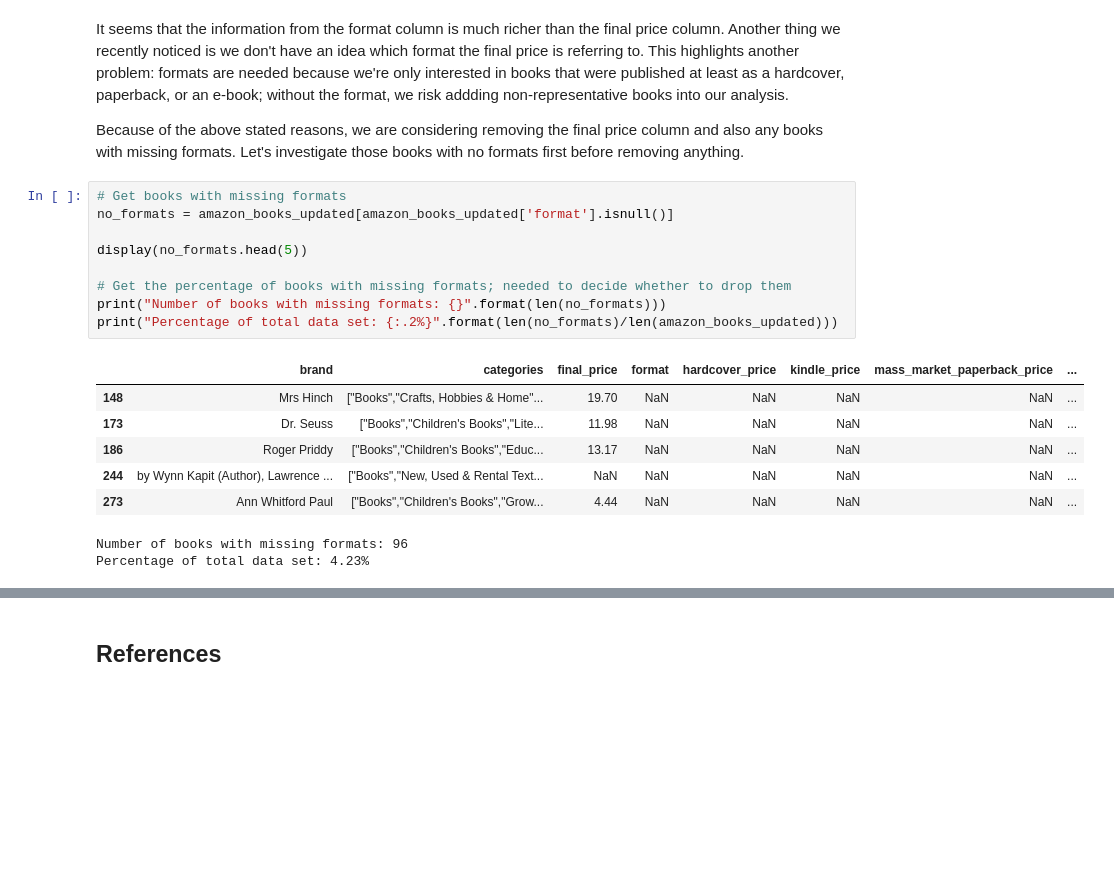
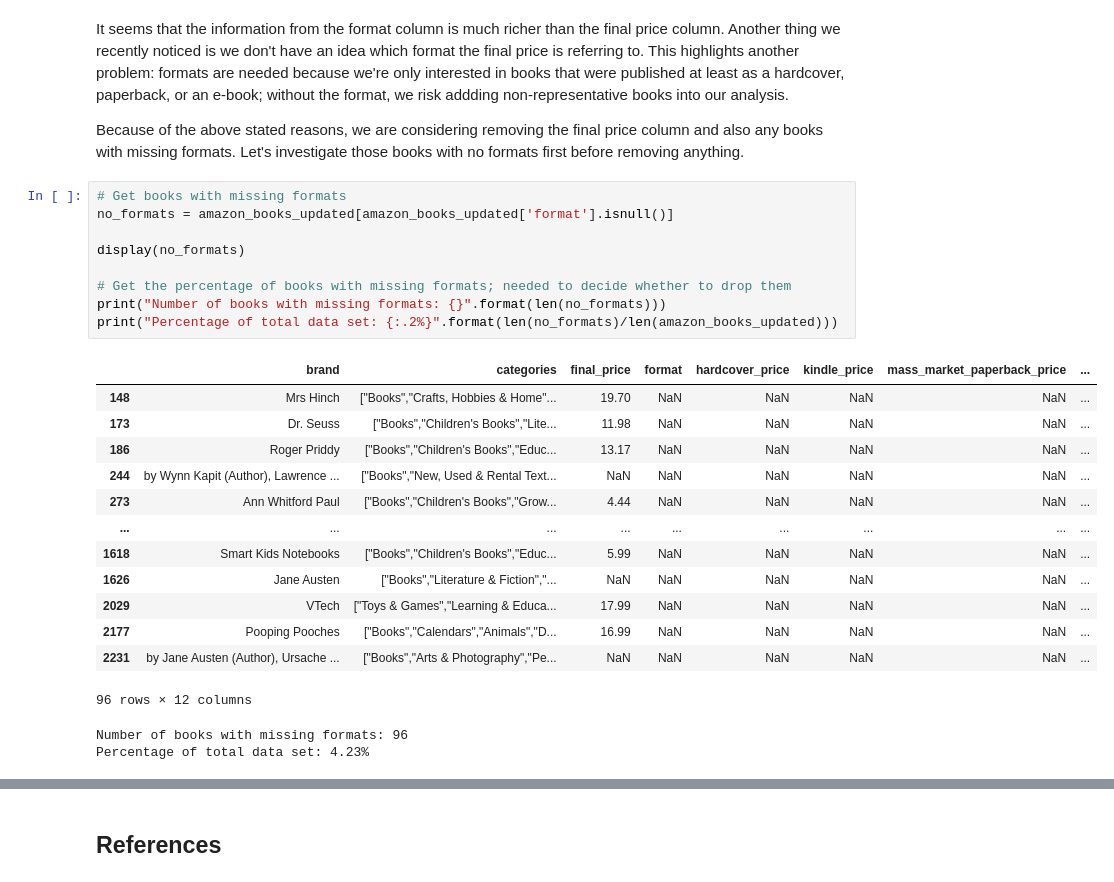
Before and after one commit to wanzulfikri/amazon-bestselling-books-analysis, a Jupyter notebook: Publisher.ipynb, the cells around one changed output, grey strips where cells are left out. Saved outputs shown, nothing was run; the diff lists cells and outputs as text; blank space fills up the shorter version.

```diff
--- a/Publisher.ipynb
+++ b/Publisher.ipynb
@@ -436,18 +436,25 @@ Because of the above stated reasons, we are considering removing the final price
 # %%
 # Get books with missing formats
 no_formats = amazon_books_updated[amazon_books_updated['format'].isnull()]
 
-display(no_formats.head(5))
+display(no_formats)
 
 # Get the percentage of books with missing formats; needed to decide whether to drop them
 print("Number of books with missing formats: {}".format(len(no_formats)))
 print("Percentage of total data set: {:.2%}".format(len(no_formats)/len(amazon_books_updated)))
 # %% [output]
 |  | brand | categories | final_price | format | hardcover_price | kindle_price | mass_market_paperback_price | ... |
 | 148 | Mrs Hinch | ["Books","Crafts, Hobbies & Home"... | 19.70 | NaN | NaN | NaN | NaN | ... |
 | 173 | Dr. Seuss | ["Books","Children's Books","Lite... | 11.98 | NaN | NaN | NaN | NaN | ... |
 | 186 | Roger Priddy | ["Books","Children's Books","Educ... | 13.17 | NaN | NaN | NaN | NaN | ... |
 | 244 | by Wynn Kapit (Author), Lawrence ... | ["Books","New, Used & Rental Text... | NaN | NaN | NaN | NaN | NaN | ... |
 | 273 | Ann Whitford Paul | ["Books","Children's Books","Grow... | 4.44 | NaN | NaN | NaN | NaN | ... |
+| ... | ... | ... | ... | ... | ... | ... | ... | ... |
+| 1618 | Smart Kids Notebooks | ["Books","Children's Books","Educ... | 5.99 | NaN | NaN | NaN | NaN | ... |
+| 1626 | Jane Austen | ["Books","Literature & Fiction","... | NaN | NaN | NaN | NaN | NaN | ... |
+| 2029 | VTech | ["Toys & Games","Learning & Educa... | 17.99 | NaN | NaN | NaN | NaN | ... |
+| 2177 | Pooping Pooches | ["Books","Calendars","Animals","D... | 16.99 | NaN | NaN | NaN | NaN | ... |
+| 2231 | by Jane Austen (Author), Ursache ... | ["Books","Arts & Photography","Pe... | NaN | NaN | NaN | NaN | NaN | ... |
-Number of books with missing formats: 96
-Percentage of total data set: 4.23%
+96 rows × 12 columns
+Number of books with missing formats: 96
+Percentage of total data set: 4.23%
```
Also changed, not shown: parts of 1 cell of this notebook.
